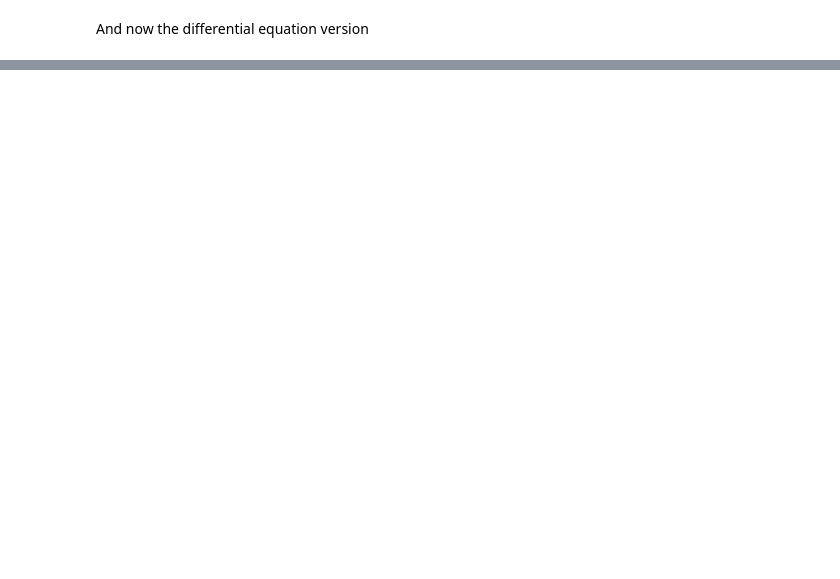
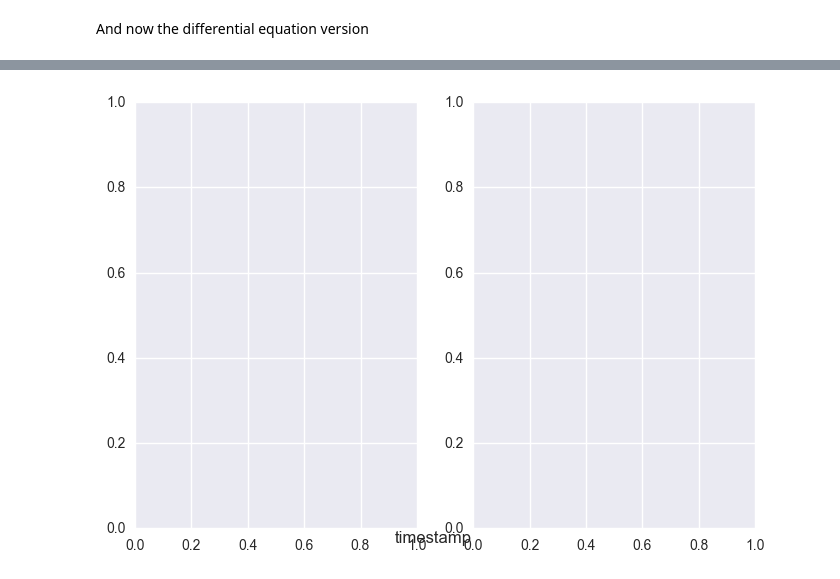
Before and after one commit to dbaugher/rabbits-and-foxes, a Jupyter notebook: rabbits-and-foxes-diffusion.ipynb, the cells around one changed output, grey strips where cells are left out. Drawn from its saved outputs; the diff is of its cells as text; code cells hidden in the pictures; blank space fills up the shorter version.

```diff
--- a/rabbits-and-foxes-diffusion.ipynb
+++ b/rabbits-and-foxes-diffusion.ipynb
@@ -223,29 +265,30 @@ At end time t=4800.0 days
 # %%
 from matplotlib import animation
 import matplotlib
 matplotlib.rc('animation', html='html5')
 fig = plt.figure()
 ax1 = plt.subplot(1,2,1)
 ax2 = plt.subplot(1,2,2)
 timestamp = fig.text(0.45,0.1,'timestamp')
-frames = 240
+frames = 48
 
 def animate(i):
     timestep = i * len(times)//(frames)
     rabbits = results[timestep,0]
     foxes = results[timestep,1]
     sns.heatmap(rabbits, square=True, vmin=0, vmax=500, ax=ax1, cbar=None,
                xticklabels=xticklabels, yticklabels=yticklabels)
     ax1.set_title('Rabbits')
     sns.heatmap(foxes, square=True, vmin=0, vmax=3000, ax=ax2, cbar=None,
                xticklabels=xticklabels, yticklabels=yticklabels)
     ax2.set_title('Foxes')
     timestamp.set_text('t={0:.0f} days'.format(times[timestep]))
     plt.tight_layout()
 
-anim = animation.FuncAnimation(fig, animate, frames=frames,
-                               repeat_delay=2000, repeat=True,
-                              interval=50,)
-anim.save('rabbits_and_foxes.mp4')
-True
-#anim
+## Commented out because this version is slow
+#anim = animation.FuncAnimation(fig, animate, frames=frames,
+#                               repeat_delay=2000, repeat=True,
+#                              interval=50,)
+#anim.save('rabbits_and_foxes.mp4', bitrate=1500)
+# %% [output]
+[figure, added]
```
Also changed, not shown: parts of 8 cells of this notebook, 2 other files.
